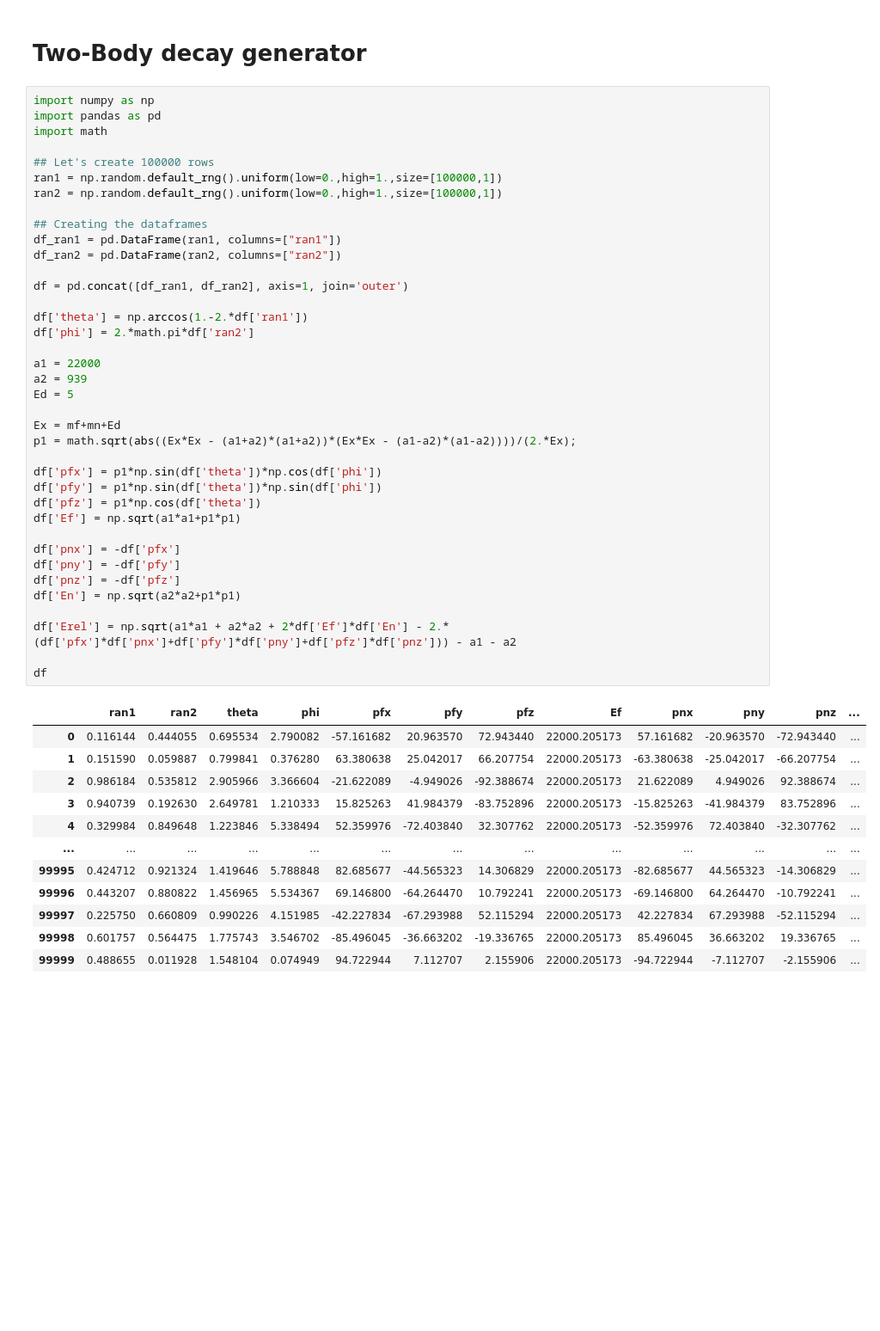
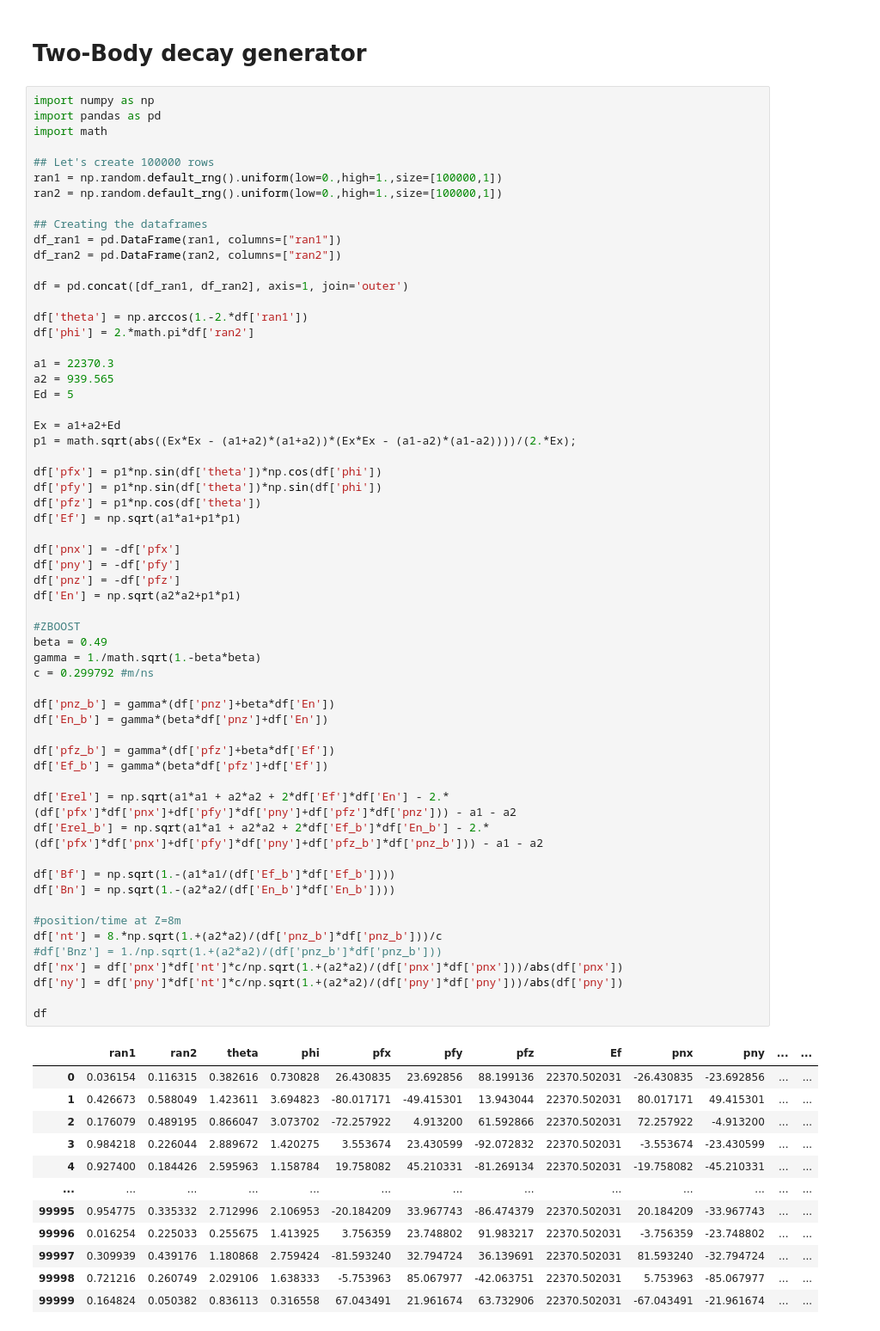
Before and after one commit to aldros/TwoBodyDecay, a Jupyter notebook: TwoBody.ipynb, the cells around one changed output. Shown: that part at 86% size. Drawn from its saved outputs; the diff is of its cells as text; blank space fills up the shorter version.

```diff
--- a/TwoBody.ipynb
+++ b/TwoBody.ipynb
@@ -9,45 +9,66 @@ import math
 ran1 = np.random.default_rng().uniform(low=0.,high=1.,size=[100000,1])
 ran2 = np.random.default_rng().uniform(low=0.,high=1.,size=[100000,1])
 
 ## Creating the dataframes
 df_ran1 = pd.DataFrame(ran1, columns=["ran1"])
 df_ran2 = pd.DataFrame(ran2, columns=["ran2"])
 
 df = pd.concat([df_ran1, df_ran2], axis=1, join='outer')
 
 df['theta'] = np.arccos(1.-2.*df['ran1'])
 df['phi'] = 2.*math.pi*df['ran2']
 
-a1 = 22000
-a2 = 939
+a1 = 22370.3
+a2 = 939.565
 Ed = 5
 
-Ex = mf+mn+Ed
+Ex = a1+a2+Ed
 p1 = math.sqrt(abs((Ex*Ex - (a1+a2)*(a1+a2))*(Ex*Ex - (a1-a2)*(a1-a2))))/(2.*Ex);
 
 df['pfx'] = p1*np.sin(df['theta'])*np.cos(df['phi'])
 df['pfy'] = p1*np.sin(df['theta'])*np.sin(df['phi'])
 df['pfz'] = p1*np.cos(df['theta'])
 df['Ef'] = np.sqrt(a1*a1+p1*p1)
 
 df['pnx'] = -df['pfx']
 df['pny'] = -df['pfy']
 df['pnz'] = -df['pfz']
 df['En'] = np.sqrt(a2*a2+p1*p1)
 
+#ZBOOST
+beta = 0.49
+gamma = 1./math.sqrt(1.-beta*beta)
+c = 0.299792 #m/ns
+
+df['pnz_b'] = gamma*(df['pnz']+beta*df['En'])
+df['En_b'] = gamma*(beta*df['pnz']+df['En'])
+
+df['pfz_b'] = gamma*(df['pfz']+beta*df['Ef'])
+df['Ef_b'] = gamma*(beta*df['pfz']+df['Ef'])
+
 df['Erel'] = np.sqrt(a1*a1 + a2*a2 + 2*df['Ef']*df['En'] - 2.*(df['pfx']*df['pnx']+df['pfy']*df['pny']+df['pfz']*df['pnz'])) - a1 - a2
+df['Erel_b'] = np.sqrt(a1*a1 + a2*a2 + 2*df['Ef_b']*df['En_b'] - 2.*(df['pfx']*df['pnx']+df['pfy']*df['pny']+df['pfz_b']*df['pnz_b'])) - a1 - a2
+
+df['Bf'] = np.sqrt(1.-(a1*a1/(df['Ef_b']*df['Ef_b'])))
+df['Bn'] = np.sqrt(1.-(a2*a2/(df['En_b']*df['En_b'])))
+
+#position/time at Z=8m
+df['nt'] = 8.*np.sqrt(1.+(a2*a2)/(df['pnz_b']*df['pnz_b']))/c
+#df['Bnz'] = 1./np.sqrt(1.+(a2*a2)/(df['pnz_b']*df['pnz_b']))
+df['nx'] = df['pnx']*df['nt']*c/np.sqrt(1.+(a2*a2)/(df['pnx']*df['pnx']))/abs(df['pnx'])
+df['ny'] = df['pny']*df['nt']*c/np.sqrt(1.+(a2*a2)/(df['pny']*df['pny']))/abs(df['pny'])
 
 df
 # %% [output]
-|  | ran1 | ran2 | theta | phi | pfx | pfy | pfz | Ef | pnx | pny | pnz | ... |
-| 0 | 0.116144 | 0.444055 | 0.695534 | 2.790082 | -57.161682 | 20.963570 | 72.943440 | 22000.205173 | 57.161682 | -20.963570 | -72.943440 | ... |
-| 1 | 0.151590 | 0.059887 | 0.799841 | 0.376280 | 63.380638 | 25.042017 | 66.207754 | 22000.205173 | -63.380638 | -25.042017 | -66.207754 | ... |
-| 2 | 0.986184 | 0.535812 | 2.905966 | 3.366604 | -21.622089 | -4.949026 | -92.388674 | 22000.205173 | 21.622089 | 4.949026 | 92.388674 | ... |
-| 3 | 0.940739 | 0.192630 | 2.649781 | 1.210333 | 15.825263 | 41.984379 | -83.752896 | 22000.205173 | -15.825263 | -41.984379 | 83.752896 | ... |
-| 4 | 0.329984 | 0.849648 | 1.223846 | 5.338494 | 52.359976 | -72.403840 | 32.307762 | 22000.205173 | -52.359976 | 72.403840 | -32.307762 | ... |
+|  | ran1 | ran2 | theta | phi | pfx | pfy | pfz | Ef | pnx | pny | ... | ... |
+| 0 | 0.036154 | 0.116315 | 0.382616 | 0.730828 | 26.430835 | 23.692856 | 88.199136 | 22370.502031 | -26.430835 | -23.692856 | ... | ... |
+| 1 | 0.426673 | 0.588049 | 1.423611 | 3.694823 | -80.017171 | -49.415301 | 13.943044 | 22370.502031 | 80.017171 | 49.415301 | ... | ... |
+| 2 | 0.176079 | 0.489195 | 0.866047 | 3.073702 | -72.257922 | 4.913200 | 61.592866 | 22370.502031 | 72.257922 | -4.913200 | ... | ... |
+| 3 | 0.984218 | 0.226044 | 2.889672 | 1.420275 | 3.553674 | 23.430599 | -92.072832 | 22370.502031 | -3.553674 | -23.430599 | ... | ... |
+| 4 | 0.927400 | 0.184426 | 2.595963 | 1.158784 | 19.758082 | 45.210331 | -81.269134 | 22370.502031 | -19.758082 | -45.210331 | ... | ... |
 | ... | ... | ... | ... | ... | ... | ... | ... | ... | ... | ... | ... | ... |
-| 99995 | 0.424712 | 0.921324 | 1.419646 | 5.788848 | 82.685677 | -44.565323 | 14.306829 | 22000.205173 | -82.685677 | 44.565323 | -14.306829 | ... |
-| 99996 | 0.443207 | 0.880822 | 1.456965 | 5.534367 | 69.146800 | -64.264470 | 10.792241 | 22000.205173 | -69.146800 | 64.264470 | -10.792241 | ... |
-| 99997 | 0.225750 | 0.660809 | 0.990226 | 4.151985 | -42.227834 | -67.293988 | 52.115294 | 22000.205173 | 42.227834 | 67.293988 | -52.115294 | ... |
-| 99998 | 0.601757 | 0.564475 | 1.775743 | 3.546702 | -85.496045 | -36.663202 | -19.336765 | 22000.205173 | 85.496045 | 36.663202 | 19.336765 | ... |
-| 99999 | 0.488655 | 0.011928 | 1.548104 | 0.074949 | 94.722944 | 7.112707 | 2.155906 | 22000.205173 | -94.722944 | -7.112707 | -2.155906 | ... |
+| 99995 | 0.954775 | 0.335332 | 2.712996 | 2.106953 | -20.184209 | 33.967743 | -86.474379 | 22370.502031 | 20.184209 | -33.967743 | ... | ... |
+| 99996 | 0.016254 | 0.225033 | 0.255675 | 1.413925 | 3.756359 | 23.748802 | 91.983217 | 22370.502031 | -3.756359 | -23.748802 | ... | ... |
+| 99997 | 0.309939 | 0.439176 | 1.180868 | 2.759424 | -81.593240 | 32.794724 | 36.139691 | 22370.502031 | 81.593240 | -32.794724 | ... | ... |
+| 99998 | 0.721216 | 0.260749 | 2.029106 | 1.638333 | -5.753963 | 85.067977 | -42.063751 | 22370.502031 | 5.753963 | -85.067977 | ... | ... |
+| 99999 | 0.164824 | 0.050382 | 0.836113 | 0.316558 | 67.043491 | 21.961674 | 63.732906 | 22370.502031 | -67.043491 | -21.961674 | ... | ... |
```
Also changed, not shown: parts of 9 cells of this notebook.
